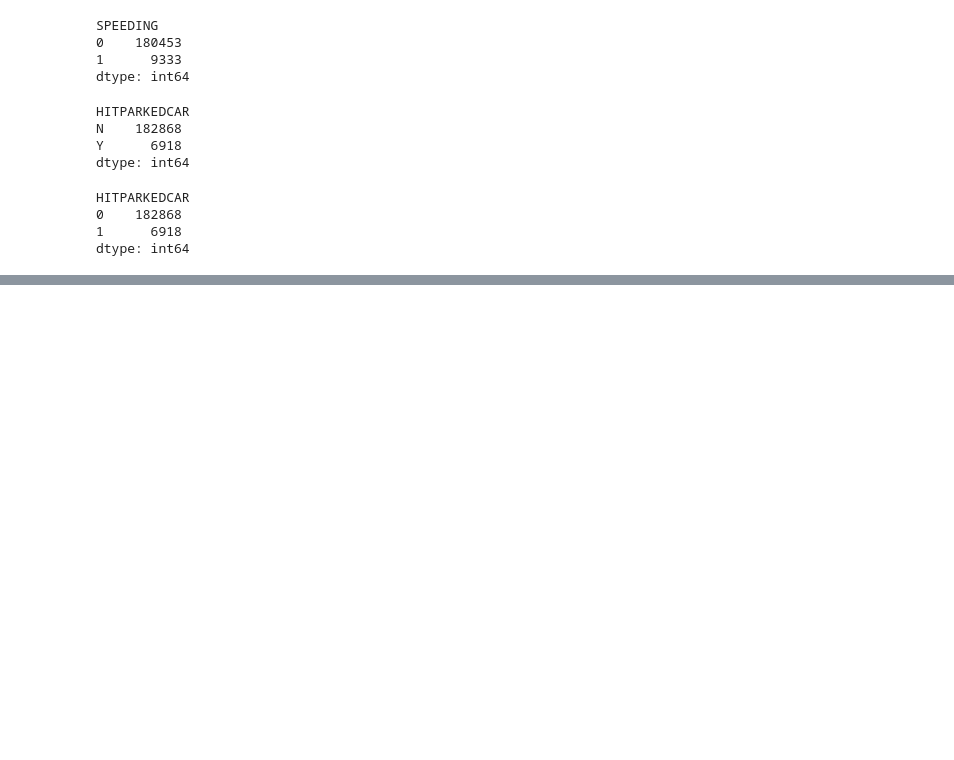
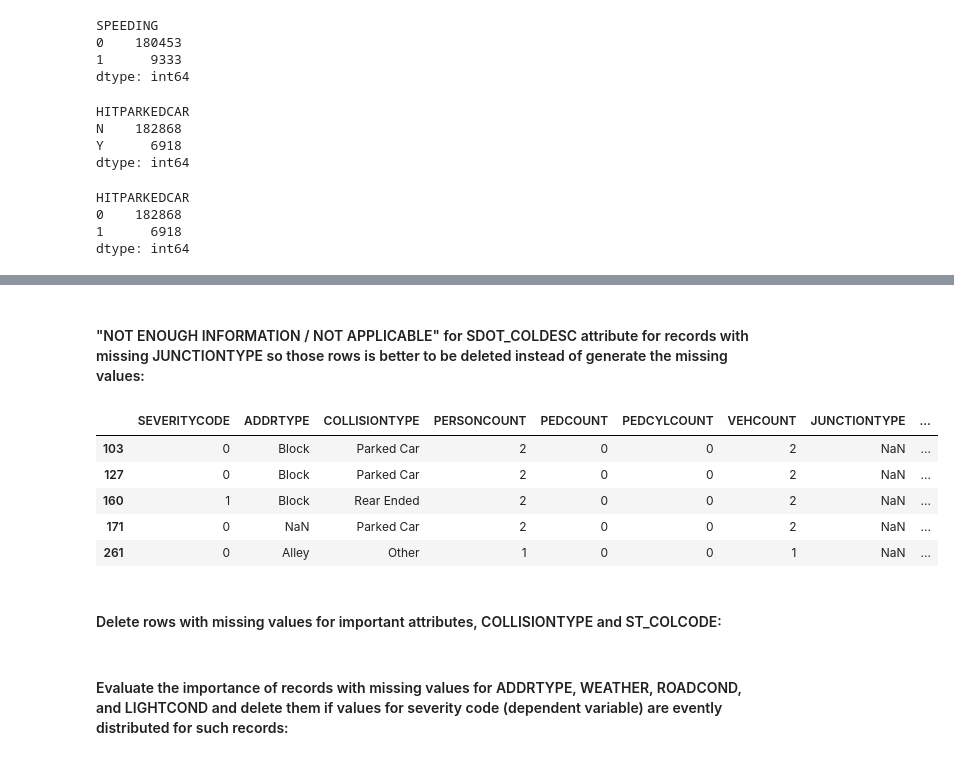
Before and after one commit to realAshkan/Coursera_Capstone, a Jupyter notebook: Capstone_ColSevPred.ipynb, the cells around one changed output, grey strips where cells are left out. Cells and saved outputs as stored; diff of their text form; code cells hidden in the pictures; blank space fills up the shorter version.

```diff
--- a/Capstone_ColSevPred.ipynb
+++ b/Capstone_ColSevPred.ipynb
@@ -249 +591,12 @@ HITPARKEDCAR         0
 dtype: int64
+# %% [markdown]
+#### "NOT ENOUGH INFORMATION / NOT APPLICABLE" for SDOT_COLDESC attribute for records with missing JUNCTIONTYPE so those rows is better to be deleted instead of generate the missing values:
+# %%
+cdf2[cdf2['JUNCTIONTYPE'].isnull()].head()
+# %% [output]
+|  | SEVERITYCODE | ADDRTYPE | COLLISIONTYPE | PERSONCOUNT | PEDCOUNT | PEDCYLCOUNT | VEHCOUNT | JUNCTIONTYPE | ... |
+| 103 | 0 | Block | Parked Car | 2 | 0 | 0 | 2 | NaN | ... |
+| 127 | 0 | Block | Parked Car | 2 | 0 | 0 | 2 | NaN | ... |
+| 160 | 1 | Block | Rear Ended | 2 | 0 | 0 | 2 | NaN | ... |
+| 171 | 0 | NaN | Parked Car | 2 | 0 | 0 | 2 | NaN | ... |
+| 261 | 0 | Alley | Other | 1 | 0 | 0 | 1 | NaN | ... |
@@ -249,0 +605,2 @@ dtype: int64
+# %% [markdown]
+#### Delete rows with missing values for important attributes, COLLISIONTYPE and ST_COLCODE:
@@ -249,0 +610,2 @@ dtype: int64
+# %% [markdown]
+#### Evaluate the importance of records with missing values for ADDRTYPE, WEATHER, ROADCOND, and LIGHTCOND and delete them if values for severity code (dependent variable) are evently distributed for such records:
```
Also changed, not shown: parts of 129 cells of this notebook.
